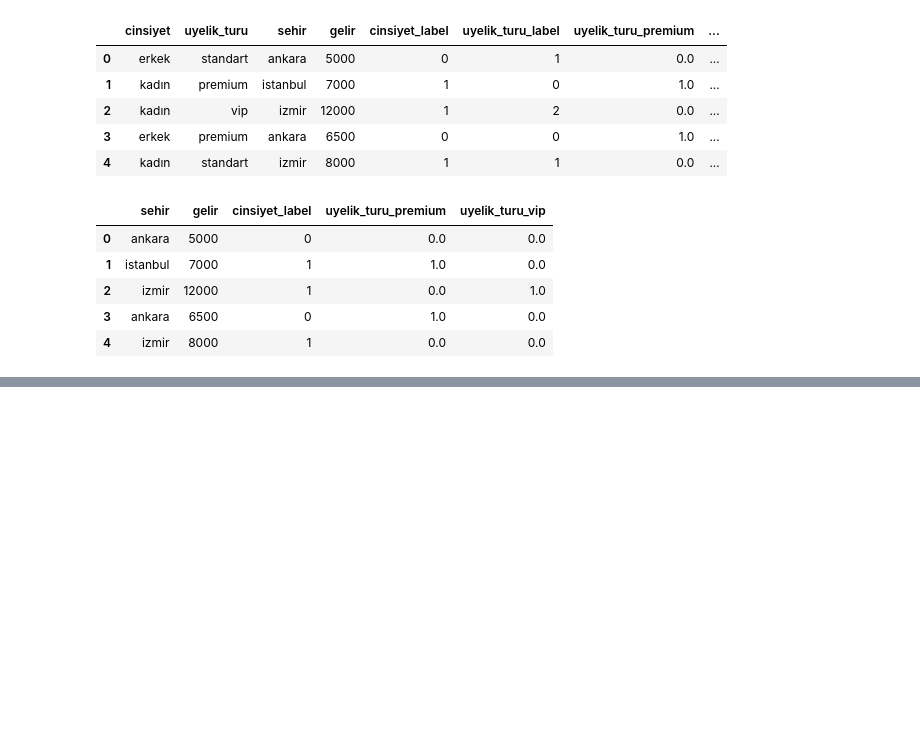
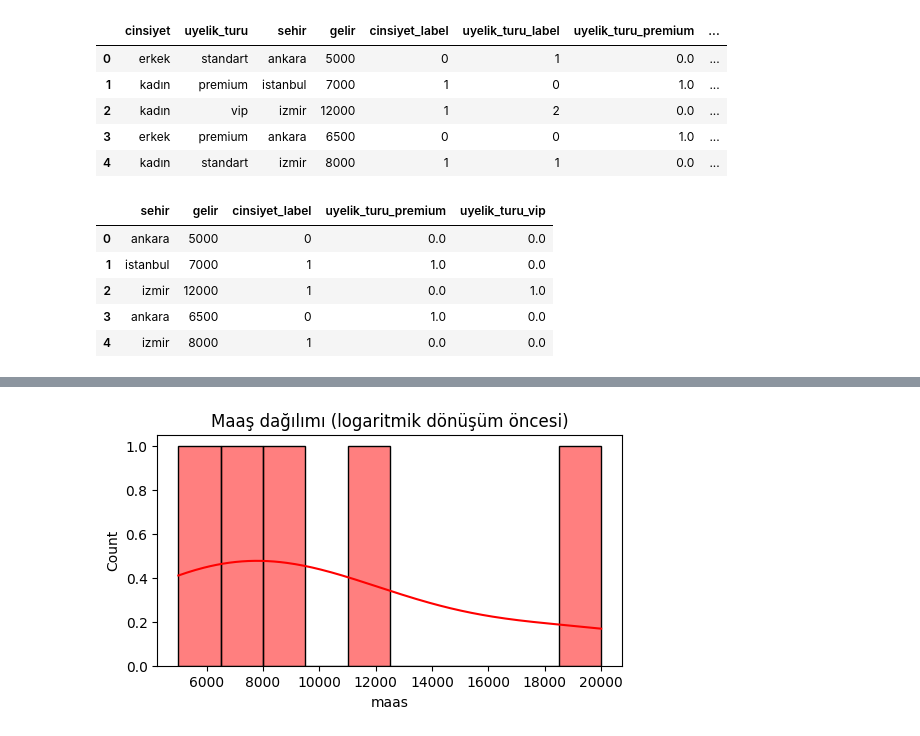
Before and after one commit to ArsenLupen53/GYZU-BTK-codespace, a Jupyter notebook: veri_on_isleme/veri_on_isleme.ipynb, the cells around one changed output, grey strips where cells are left out. Drawn from its saved outputs; the diff is of its cells as text; code cells hidden in the pictures; blank space fills up the shorter version.

```diff
--- a/veri_on_isleme/veri_on_isleme.ipynb
+++ b/veri_on_isleme/veri_on_isleme.ipynb
@@ -304,0 +369,4 @@ df_final.drop(columns=["cinsiyet","uyelik_turu","uyelik_turu_label"])
+# %%
+#tarihleri datetime formatına çevirme
+df["ise_baslama"] = pd.to_datetime(df["ise_baslama"])
+df.dtypes
@@ -304,0 +380,3 @@ df_final.drop(columns=["cinsiyet","uyelik_turu","uyelik_turu_label"])
+# %%
+df["yil"] = df["ise_baslama"].dt.year
+df
@@ -304,0 +390,3 @@ df_final.drop(columns=["cinsiyet","uyelik_turu","uyelik_turu_label"])
+# %%
+df["ay"] = df["ise_baslama"].dt.month
+df
@@ -304,0 +400,9 @@ df_final.drop(columns=["cinsiyet","uyelik_turu","uyelik_turu_label"])
+# %%
+#metinleri temizle
+df["pozisyon_temiz"] = (
+    df["pozisyon"]
+    .str.strip() #baştaki ve sondaki gereksiz boşlukları kaldır
+    .str.lower() #küçük harfe çevir
+    .str.replace("ı","i") #türkçe karakter düzeltmesi
+)
+df
@@ -304,0 +416,8 @@ df_final.drop(columns=["cinsiyet","uyelik_turu","uyelik_turu_label"])
+# %%
+#logaritmik dönüşüm
+plt.figure(figsize=(6,3))
+sns.histplot(df["maas"],bins=10,color="red",kde=True)
+plt.title("Maaş dağılımı (logaritmik dönüşüm öncesi)")
+plt.show()
+# %% [output]
+[figure, added]
```
Also changed, not shown: parts of 13 cells of this notebook.
